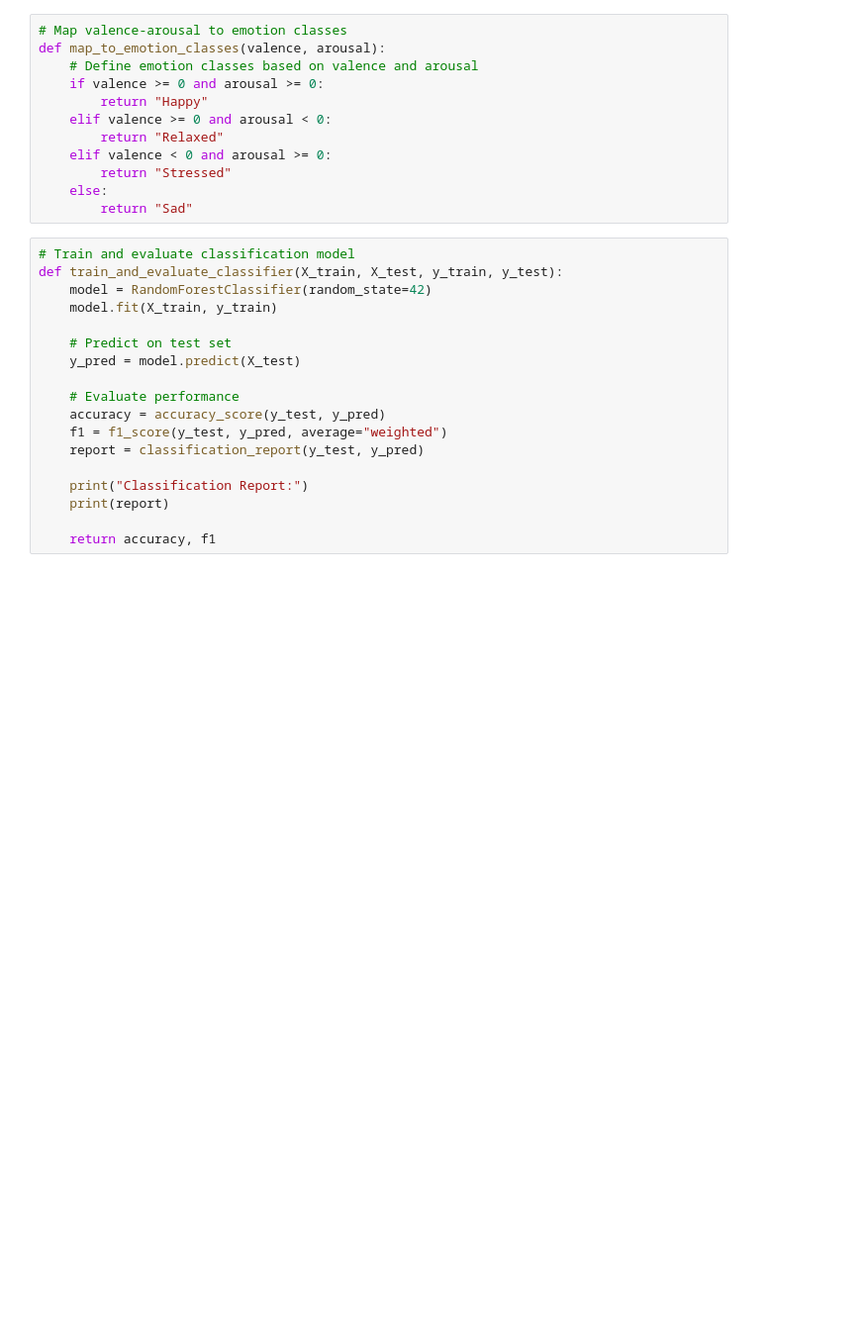
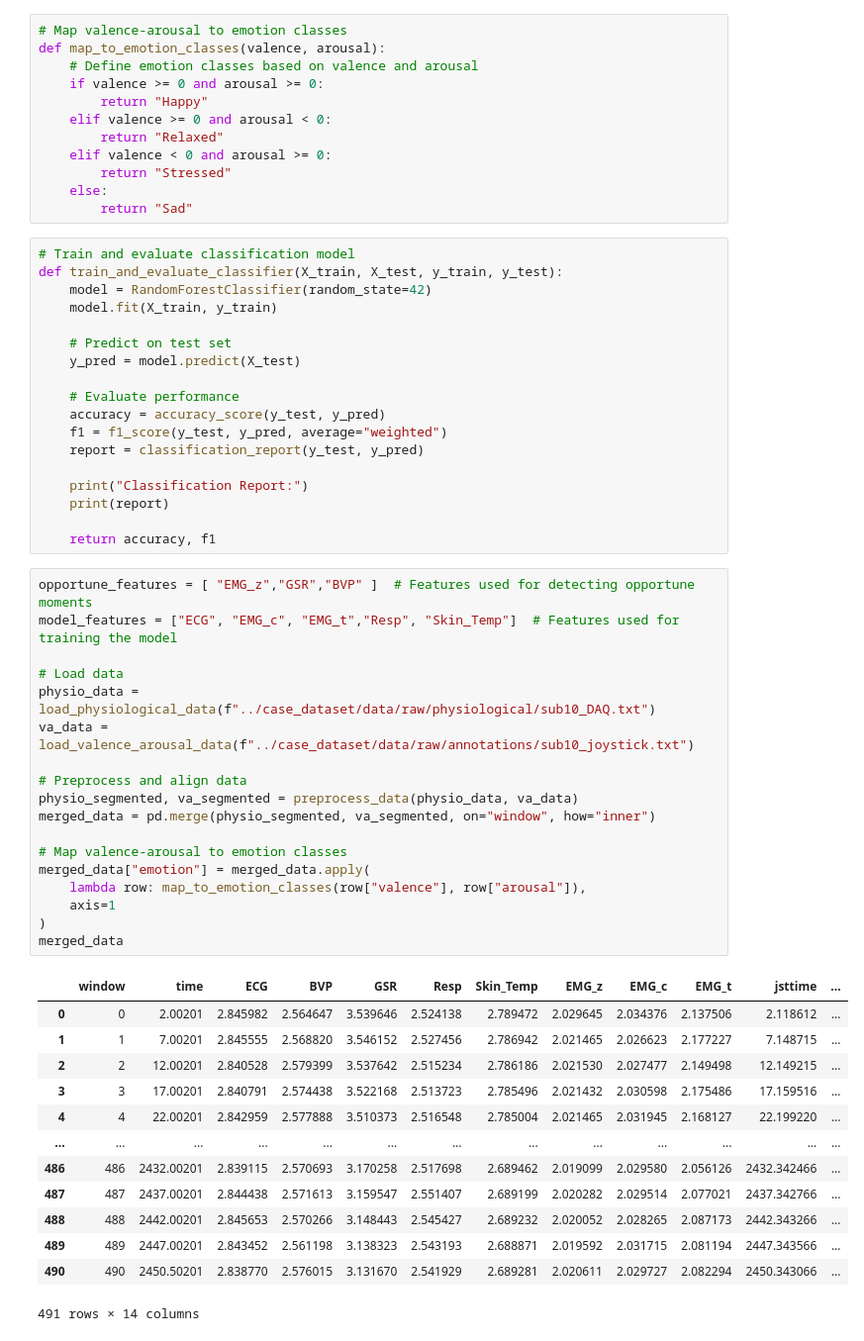
Before and after one commit to ajaycc17/opportune-moment-detection, a Jupyter notebook: code/downstream_task.ipynb, the cells around one changed output. Shown at 99% size. Cells and saved outputs as stored; diff of their text form; blank space fills up the shorter version.

Commit message:
update opportune moment detection algorithm

```diff
--- a/code/downstream_task.ipynb
+++ b/code/downstream_task.ipynb
@@ -133,6 +142,38 @@ def train_and_evaluate_classifier(X_train, X_test, y_train, y_test):
     print(report)
 
     return accuracy, f1
+# %%
+opportune_features = [ "EMG_z","GSR","BVP" ]  # Features used for detecting opportune moments
+model_features = ["ECG", "EMG_c", "EMG_t","Resp", "Skin_Temp"]  # Features used for training the model
+
+# Load data
+physio_data = load_physiological_data(f"../case_dataset/data/raw/physiological/sub10_DAQ.txt")
+va_data = load_valence_arousal_data(f"../case_dataset/data/raw/annotations/sub10_joystick.txt")
+
+# Preprocess and align data
+physio_segmented, va_segmented = preprocess_data(physio_data, va_data)
+merged_data = pd.merge(physio_segmented, va_segmented, on="window", how="inner")
+
+# Map valence-arousal to emotion classes
+merged_data["emotion"] = merged_data.apply(
+    lambda row: map_to_emotion_classes(row["valence"], row["arousal"]),
+    axis=1
+)
+merged_data
+# %% [output]
+|  | window | time | ECG | BVP | GSR | Resp | Skin_Temp | EMG_z | EMG_c | EMG_t | jsttime | ... |
+| 0 | 0 | 2.00201 | 2.845982 | 2.564647 | 3.539646 | 2.524138 | 2.789472 | 2.029645 | 2.034376 | 2.137506 | 2.118612 | ... |
+| 1 | 1 | 7.00201 | 2.845555 | 2.568820 | 3.546152 | 2.527456 | 2.786942 | 2.021465 | 2.026623 | 2.177227 | 7.148715 | ... |
+| 2 | 2 | 12.00201 | 2.840528 | 2.579399 | 3.537642 | 2.515234 | 2.786186 | 2.021530 | 2.027477 | 2.149498 | 12.149215 | ... |
+| 3 | 3 | 17.00201 | 2.840791 | 2.574438 | 3.522168 | 2.513723 | 2.785496 | 2.021432 | 2.030598 | 2.175486 | 17.159516 | ... |
+| 4 | 4 | 22.00201 | 2.842959 | 2.577888 | 3.510373 | 2.516548 | 2.785004 | 2.021465 | 2.031945 | 2.168127 | 22.199220 | ... |
+| ... | ... | ... | ... | ... | ... | ... | ... | ... | ... | ... | ... | ... |
+| 486 | 486 | 2432.00201 | 2.839115 | 2.570693 | 3.170258 | 2.517698 | 2.689462 | 2.019099 | 2.029580 | 2.056126 | 2432.342466 | ... |
+| 487 | 487 | 2437.00201 | 2.844438 | 2.571613 | 3.159547 | 2.551407 | 2.689199 | 2.020282 | 2.029514 | 2.077021 | 2437.342766 | ... |
+| 488 | 488 | 2442.00201 | 2.845653 | 2.570266 | 3.148443 | 2.545427 | 2.689232 | 2.020052 | 2.028265 | 2.087173 | 2442.343266 | ... |
+| 489 | 489 | 2447.00201 | 2.843452 | 2.561198 | 3.138323 | 2.543193 | 2.688871 | 2.019592 | 2.031715 | 2.081194 | 2447.343566 | ... |
+| 490 | 490 | 2450.50201 | 2.838770 | 2.576015 | 3.131670 | 2.541929 | 2.689281 | 2.020611 | 2.029727 | 2.082294 | 2450.343066 | ... |
+491 rows × 14 columns
 # %%
 # Main execution for all users
 if __name__ == "__main__":
```
Also changed, not shown: parts of 4 cells of this notebook, 1 other file.
